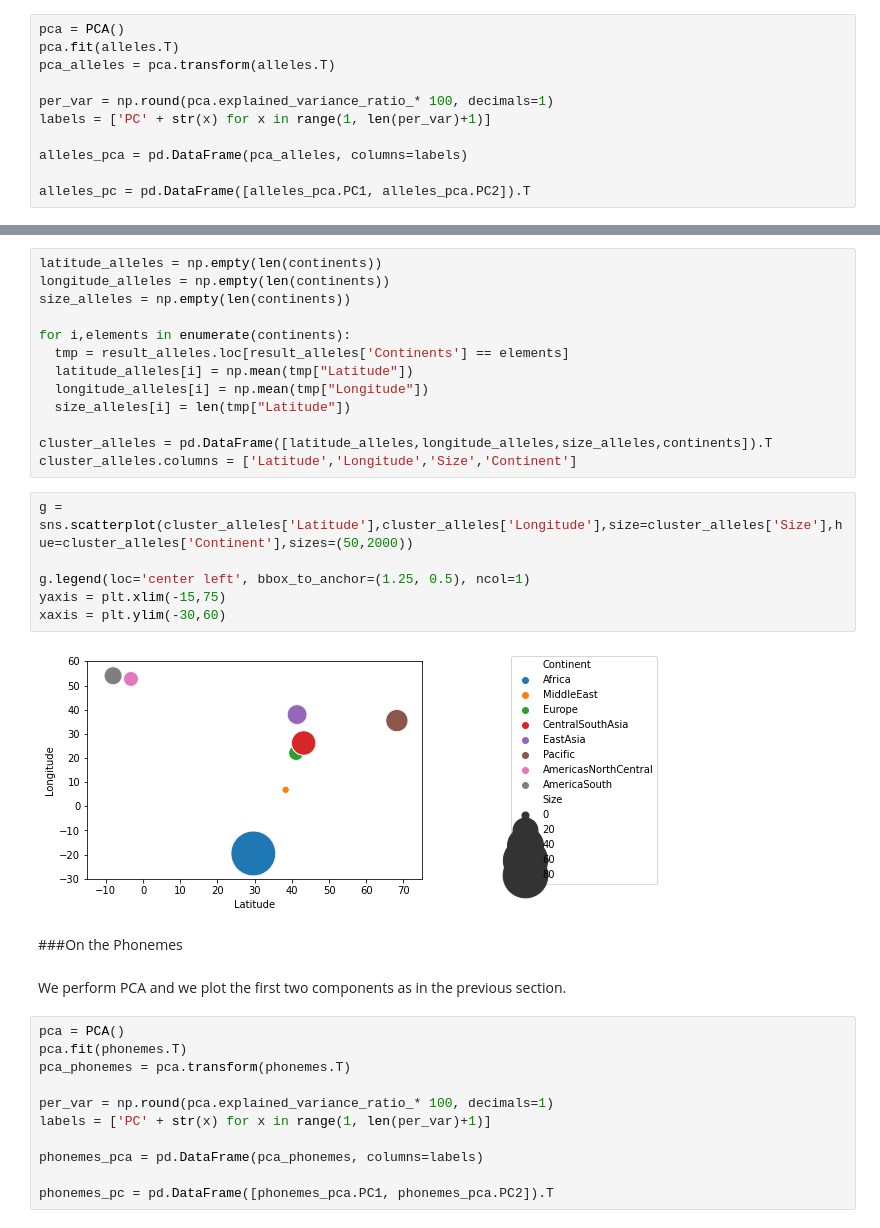
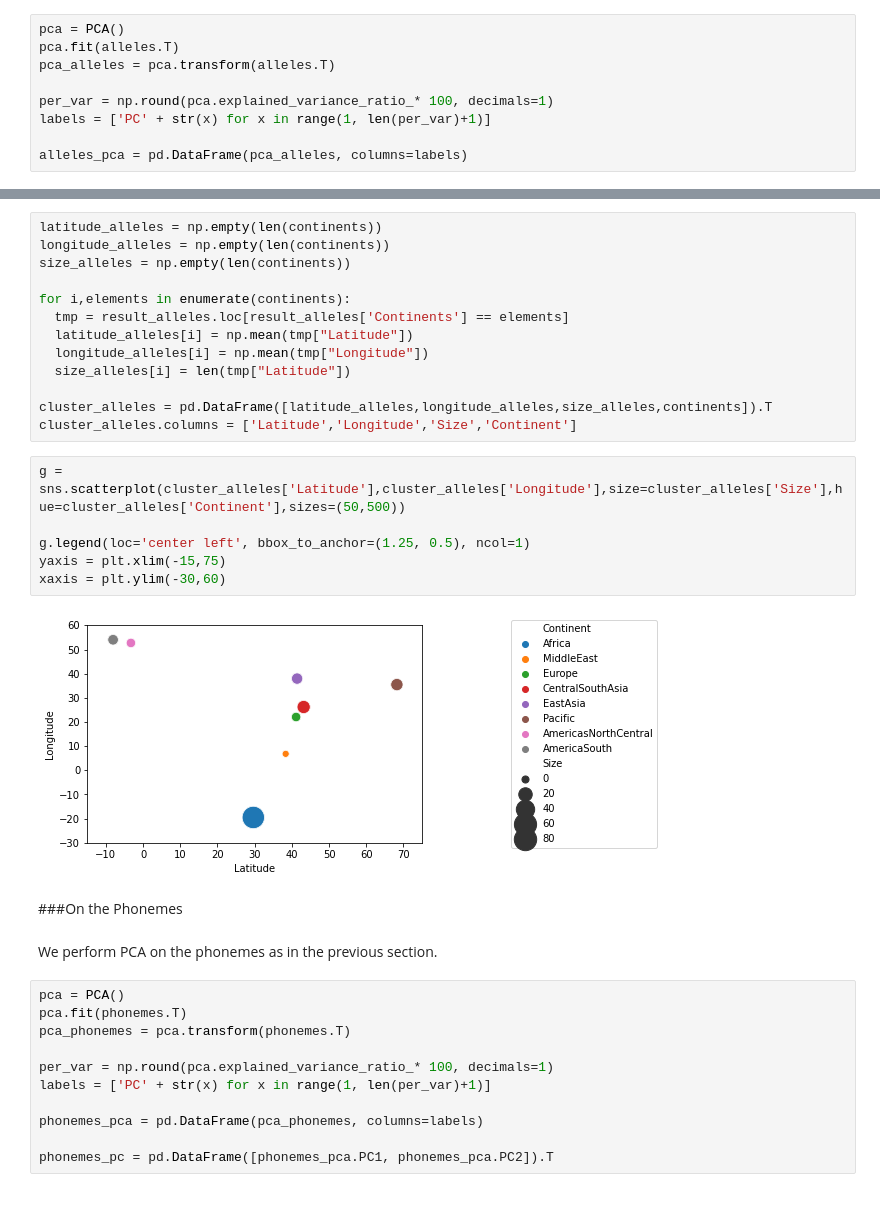
Before and after one commit to camoalon/language_genes, a Jupyter notebook: PCA.ipynb, the cells around one changed output, grey strips where cells are left out. Drawn from its saved outputs; the diff is of its cells as text.

```diff
--- a/PCA.ipynb
+++ b/PCA.ipynb
@@ -296,5 +296,3 @@ per_var = np.round(pca.explained_variance_ratio_* 100, decimals=1)
 labels = ['PC' + str(x) for x in range(1, len(per_var)+1)]
 
 alleles_pca = pd.DataFrame(pca_alleles, columns=labels)
-
-alleles_pc = pd.DataFrame([alleles_pca.PC1, alleles_pca.PC2]).T
@@ -348,17 +360,17 @@ for i,elements in enumerate(continents):
 cluster_alleles = pd.DataFrame([latitude_alleles,longitude_alleles,size_alleles,continents]).T
 cluster_alleles.columns = ['Latitude','Longitude','Size','Continent']
 # %%
-g = sns.scatterplot(cluster_alleles['Latitude'],cluster_alleles['Longitude'],size=cluster_alleles['Size'],hue=cluster_alleles['Continent'],sizes=(50,2000))
+g = sns.scatterplot(cluster_alleles['Latitude'],cluster_alleles['Longitude'],size=cluster_alleles['Size'],hue=cluster_alleles['Continent'],sizes=(50,500))
 
 g.legend(loc='center left', bbox_to_anchor=(1.25, 0.5), ncol=1)
 yaxis = plt.xlim(-15,75)
 xaxis = plt.ylim(-30,60)
 # %% [output]
-[figure, old version]
+[figure, new version]
 # %% [markdown]
 ###On the Phonemes
 # %% [markdown]
-We perform PCA and we plot the first two components as in the previous section.
+We perform PCA on the phonemes as in the previous section.
 # %%
 pca = PCA()
 pca.fit(phonemes.T)
```
Also changed, not shown: parts of 14 cells of this notebook.
